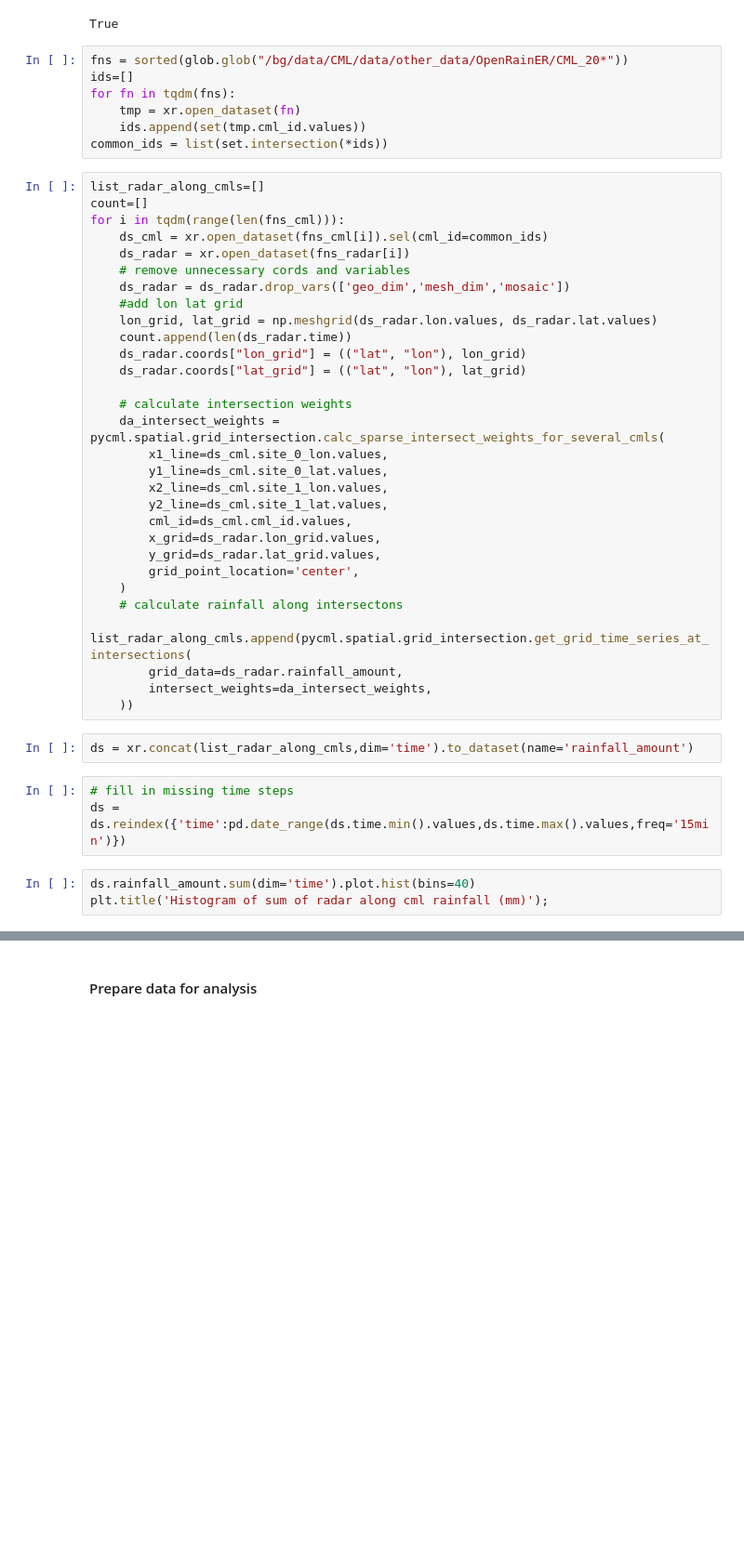
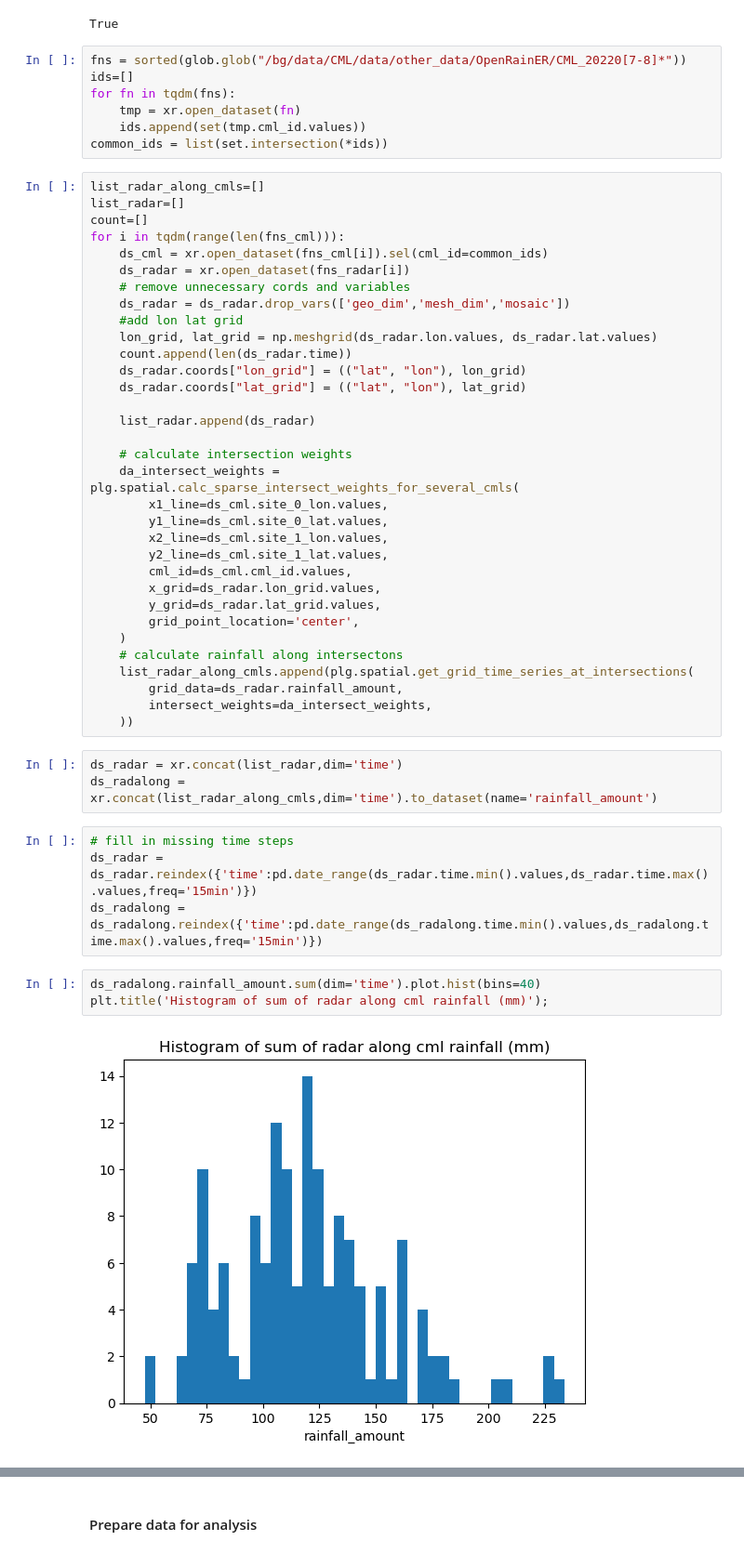
Before and after one commit to eoydvin/radar_adjustment_intercomparison, a Jupyter notebook: 1_data_preparation.ipynb, the cells around one changed output, grey strips where cells are left out. Shown at 93% size. Cells and saved outputs as stored; diff of their text form; blank space fills up the shorter version.

```diff
--- a/1_data_preparation.ipynb
+++ b/1_data_preparation.ipynb
@@ -333,7 +351,7 @@ len(fns_cml) == len(fns_radar)
 # %% [output]
 True
 # %%
-fns = sorted(glob.glob("/bg/data/CML/data/other_data/OpenRainER/CML_20*"))
+fns = sorted(glob.glob("/bg/data/CML/data/other_data/OpenRainER/CML_20220[7-8]*"))
 ids=[]
 for fn in tqdm(fns):
     tmp = xr.open_dataset(fn)
@@ -341,6 +359,7 @@ for fn in tqdm(fns):
 common_ids = list(set.intersection(*ids))
 # %%
 list_radar_along_cmls=[]
+list_radar=[]
 count=[]
 for i in tqdm(range(len(fns_cml))):
     ds_cml = xr.open_dataset(fns_cml[i]).sel(cml_id=common_ids)
@@ -353,8 +372,10 @@ for i in tqdm(range(len(fns_cml))):
     ds_radar.coords["lon_grid"] = (("lat", "lon"), lon_grid)
     ds_radar.coords["lat_grid"] = (("lat", "lon"), lat_grid)
 
+    list_radar.append(ds_radar)
+
     # calculate intersection weights
-    da_intersect_weights = pycml.spatial.grid_intersection.calc_sparse_intersect_weights_for_several_cmls(
+    da_intersect_weights = plg.spatial.calc_sparse_intersect_weights_for_several_cmls(
         x1_line=ds_cml.site_0_lon.values,
         y1_line=ds_cml.site_0_lat.values,
         x2_line=ds_cml.site_1_lon.values,
@@ -365,16 +386,20 @@ for i in tqdm(range(len(fns_cml))):
         grid_point_location='center',
     )
     # calculate rainfall along intersectons
-    list_radar_along_cmls.append(pycml.spatial.grid_intersection.get_grid_time_series_at_intersections(
+    list_radar_along_cmls.append(plg.spatial.get_grid_time_series_at_intersections(
         grid_data=ds_radar.rainfall_amount,
         intersect_weights=da_intersect_weights,
     ))
 # %%
-ds = xr.concat(list_radar_along_cmls,dim='time').to_dataset(name='rainfall_amount')
+ds_radar = xr.concat(list_radar,dim='time')
+ds_radalong = xr.concat(list_radar_along_cmls,dim='time').to_dataset(name='rainfall_amount')
 # %%
 # fill in missing time steps
-ds = ds.reindex({'time':pd.date_range(ds.time.min().values,ds.time.max().values,freq='15min')})
+ds_radar = ds_radar.reindex({'time':pd.date_range(ds_radar.time.min().values,ds_radar.time.max().values,freq='15min')})
+ds_radalong = ds_radalong.reindex({'time':pd.date_range(ds_radalong.time.min().values,ds_radalong.time.max().values,freq='15min')})
 # %%
-ds.rainfall_amount.sum(dim='time').plot.hist(bins=40)
+ds_radalong.rainfall_amount.sum(dim='time').plot.hist(bins=40)
 plt.title('Histogram of sum of radar along cml rainfall (mm)');
+# %% [output]
+[figure, added]
 # %%
```
Also changed, not shown: parts of 22 cells of this notebook, 2 other files.
